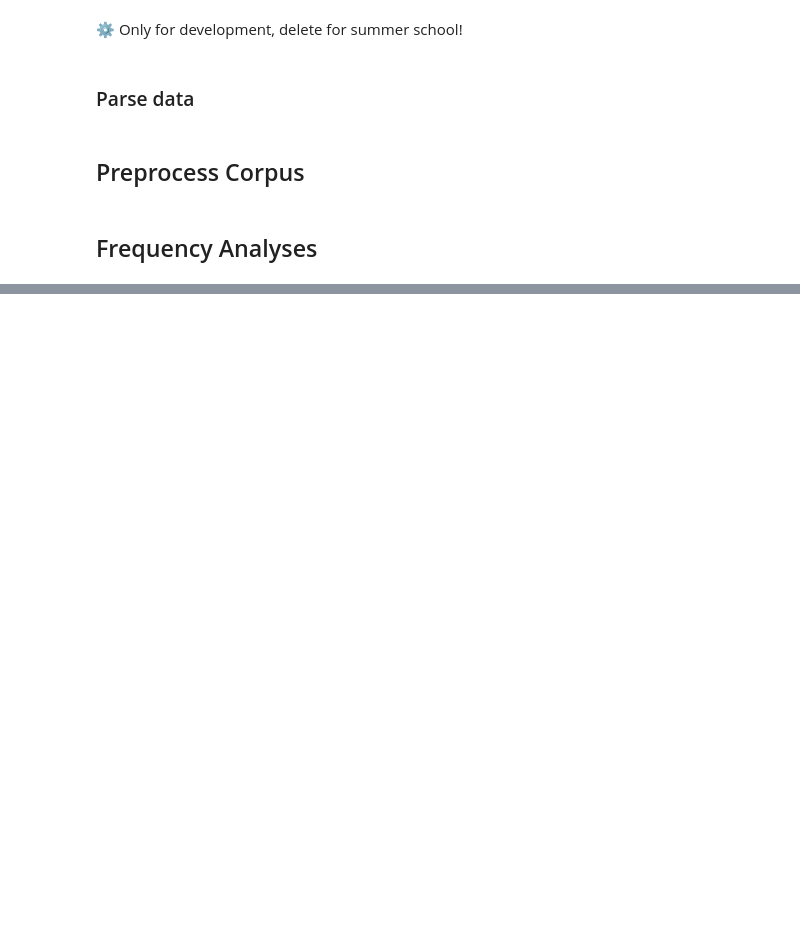
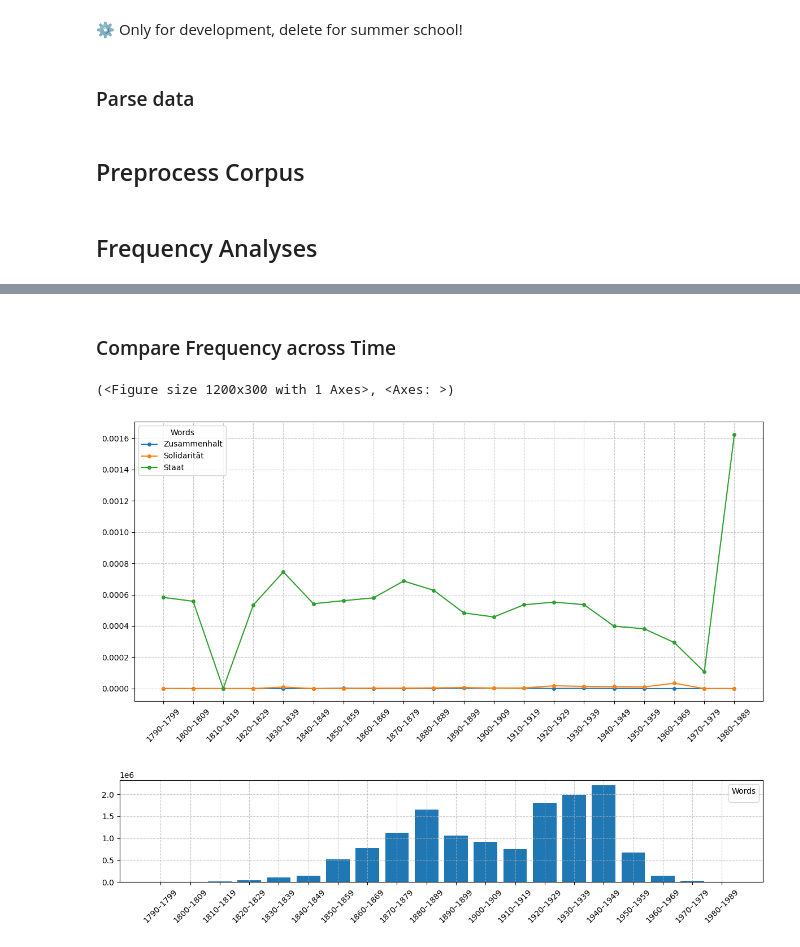
Before and after one commit to zentralbibliothek-zuerich/zblab-summerschool-2026, a Jupyter notebook: notebooks/03_frequency_and_keyness.ipynb, the cells around one changed output, grey strips where cells are left out. Saved outputs shown, nothing was run; the diff lists cells and outputs as text; code cells hidden in the pictures; blank space fills up the shorter version.

Commit message:
Add diachronic frequency analysis class (colab)

```diff
--- a/notebooks/03_frequency_and_keyness.ipynb
+++ b/notebooks/03_frequency_and_keyness.ipynb
@@ -100,17 +113,2 @@ raw_df["lemmas"] = raw_df["tokens"].progress_apply(lambda tokens: [lemmatize(tok
 # %% [markdown]
 ## Frequency Analyses
-# %%
-from typing import Generator
-
-def token_stream(df, column: str) -> Generator[str, None, None]:
-    for doc in df[column]:
-        for sentence in doc:
-            for token in sentence:
-                yield token
-
-print("The `token_stream` generator yields tokens one by one:")
-for i, token in enumerate(token_stream(raw_df, "tokens")):
-    if i >= 10:  # Print only the first 10 tokens for demonstration
-        break
-    print(token, end='   ')
-print("...")
@@ -120,14 +115,15 @@ KOn   «   öß5   2s   .   Ml   »   7   ?   l   ...
 # %%
 from collections import Counter
-# Compare Counter with pure pandas approach
 
 def count_tokens(df, column: str) -> Counter:
     counter = Counter()
-
-    for doc in df[column]:
+    for doc in tqdm(df[column], desc="Counting Tokens", leave=False):
         for sentence in doc:
             for token in sentence:
                 counter[token] += 1
+    return counter
 
-    return counter
+lemma_c = count_tokens(raw_df, "lemmas")
+
+lemma_c.most_common(10)
 # %% [output]
@@ -139,0 +140,2 @@ df_exploded = df_exploded.explode("lemmas")  # Explode tokens
+# %% [markdown]
+### Compare Frequency across Time
@@ -139,0 +228,9 @@ df_exploded = df_exploded.explode("lemmas")  # Explode tokens
+# %%
+fa_diachron = FrequencyAnalysisDiachronic(raw_df, "lemmas", 10)
+# %%
+fa_diachron.plot_relative_frequencies(["Zusammenhalt", "Solidarität", "Staat"])
+fa_diachron.plot_interval_totals()
+# %% [output]
+(<Figure size 1200x300 with 1 Axes>, <Axes: >)
+[figure, added]
+[figure, added]
```
Also changed, not shown: parts of 9 cells of this notebook.
